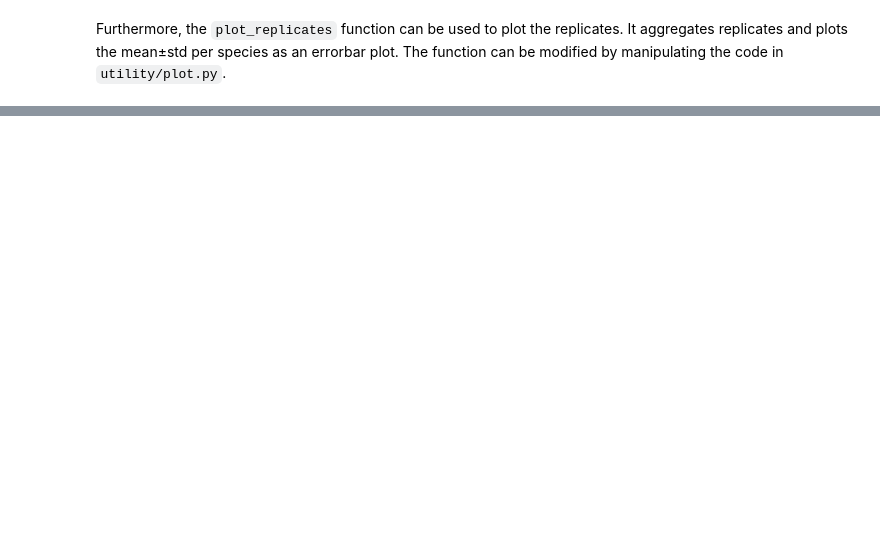
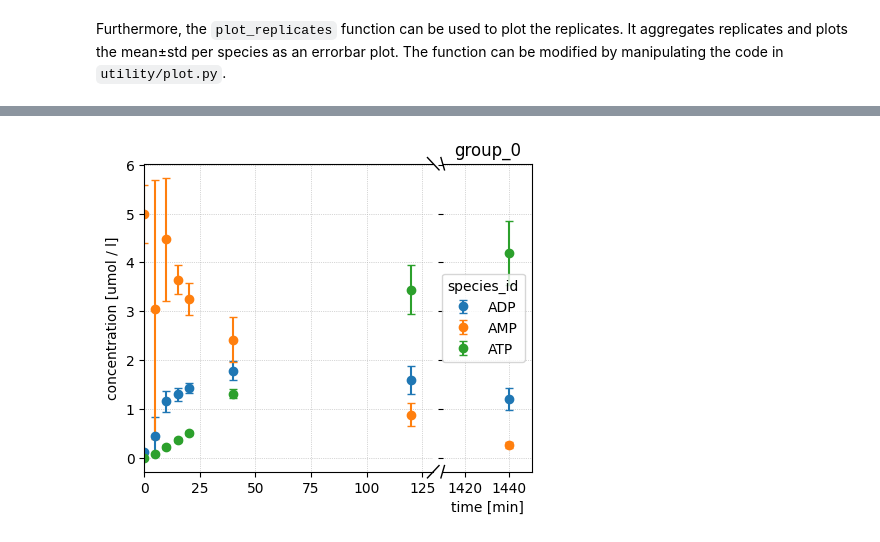
Before and after one commit to J4n-Nikl4s/HPLC_automatic_pre-processing, a Jupyter notebook: HPLC_analysis_multi_batch_excel.ipynb, the cells around one changed output, grey strips where cells are left out. Saved outputs shown, nothing was run; the diff lists cells and outputs as text; code cells hidden in the pictures; blank space fills up the shorter version.

```diff
--- a/HPLC_analysis_multi_batch_excel.ipynb
+++ b/HPLC_analysis_multi_batch_excel.ipynb
@@ -215,0 +229,9 @@ fig, axes = plot_replicates(timecourse_enzymeML)
+# %%
+from utility import plot_replicates_broken_axis
+fig, axes = plot_replicates_broken_axis(doc= timecourse_enzymeML, x_ranges=[(0,130),(1410,1450)], breakmark_size=0.02)
+for axe in axes:
+    axe.set_xlim(0)
+    axe.set_ylim(0)
+
+fig.savefig("result/figures/Assay_6_replicates_overview.png", dpi=300)
+# %% [output]
@@ -215,0 +239 @@ fig, axes = plot_replicates(timecourse_enzymeML)
+[figure, added]
```
Also changed, not shown: parts of 13 cells of this notebook, 1 other file.
